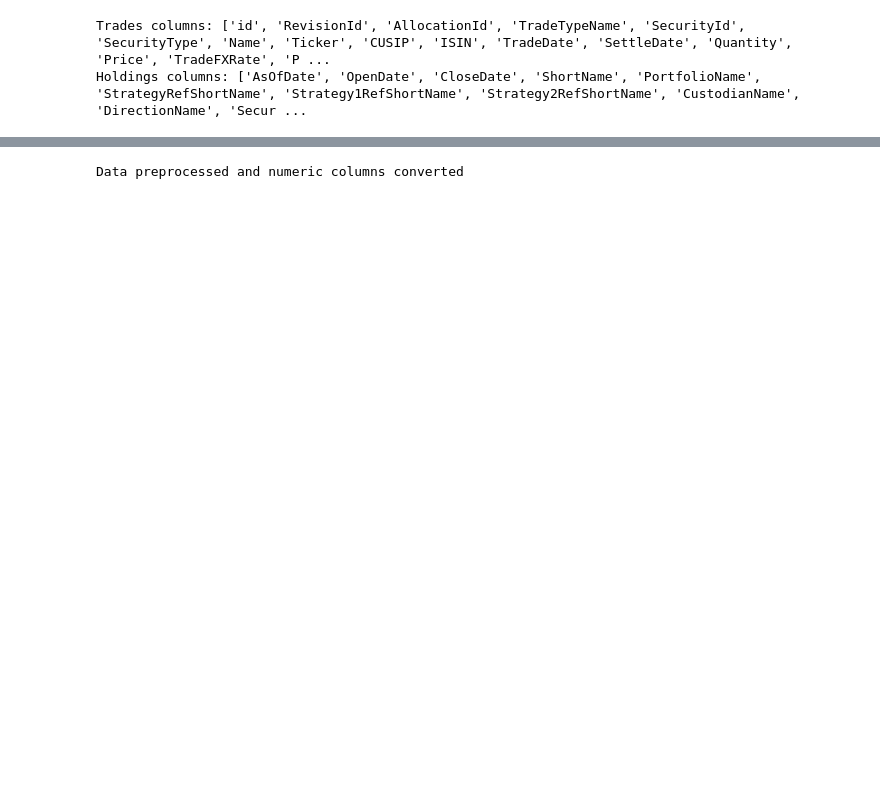
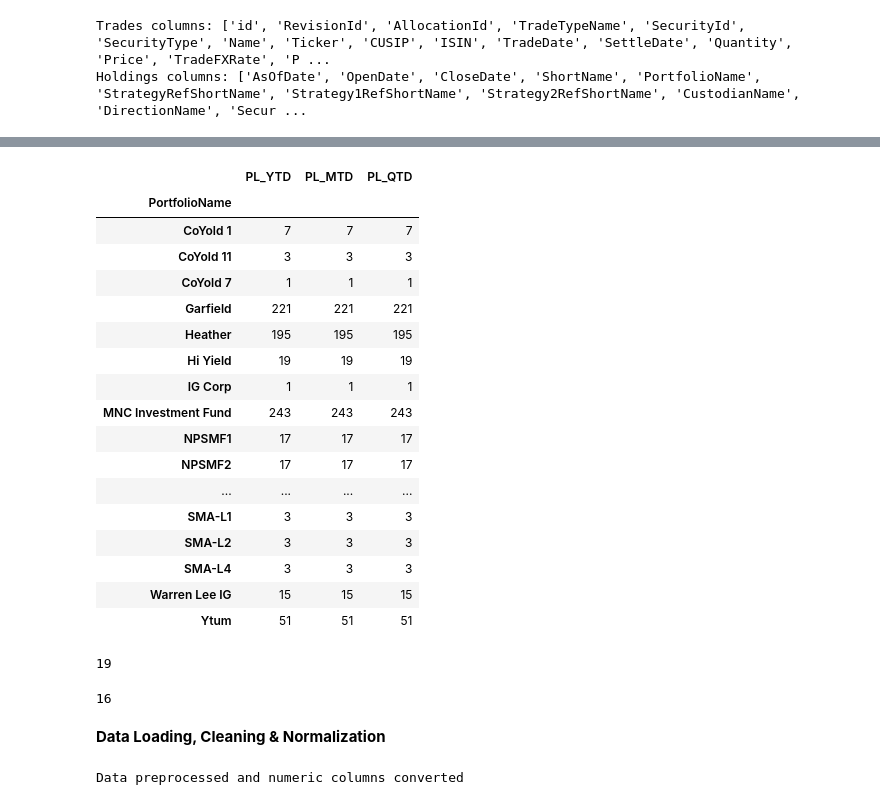
Before and after one commit to ihamdaan/quantumloop-proj, a Jupyter notebook: main.ipynb, the cells around one changed output, grey strips where cells are left out. Cells and saved outputs as stored; diff of their text form; code cells hidden in the pictures; blank space fills up the shorter version.

```diff
--- a/main.ipynb
+++ b/main.ipynb
@@ -94,0 +197,34 @@ Holdings columns: ['AsOfDate', 'OpenDate', 'CloseDate', 'ShortName', 'PortfolioN
+# %%
+holdings.groupby("PortfolioName")[["PL_YTD", "PL_MTD", "PL_QTD"]].count()
+# %% [output]
+|  | PL_YTD | PL_MTD | PL_QTD |
+| PortfolioName |  |  |  |
+| CoYold 1 | 7 | 7 | 7 |
+| CoYold 11 | 3 | 3 | 3 |
+| CoYold 7 | 1 | 1 | 1 |
+| Garfield | 221 | 221 | 221 |
+| Heather | 195 | 195 | 195 |
+| Hi Yield | 19 | 19 | 19 |
+| IG Corp | 1 | 1 | 1 |
+| MNC Investment Fund | 243 | 243 | 243 |
+| NPSMF1 | 17 | 17 | 17 |
+| NPSMF2 | 17 | 17 | 17 |
+| ... | ... | ... | ... |
+| SMA-L1 | 3 | 3 | 3 |
+| SMA-L2 | 3 | 3 | 3 |
+| SMA-L4 | 3 | 3 | 3 |
+| Warren Lee IG | 15 | 15 | 15 |
+| Ytum | 51 | 51 | 51 |
+# %%
+holdings['PortfolioName'] = holdings['PortfolioName'].str.strip().str.lower()
+trades['PortfolioName'] = trades['PortfolioName'].str.strip().str.lower()
+
+len(holdings['PortfolioName'].unique())
+# %% [output]
+19
+# %%
+len(trades['PortfolioName'].unique())
+# %% [output]
+16
+# %% [markdown]
+<strong>Data Loading, Cleaning & Normalization</strong>
```
Also changed, not shown: parts of 47 cells of this notebook, 1 other file.
